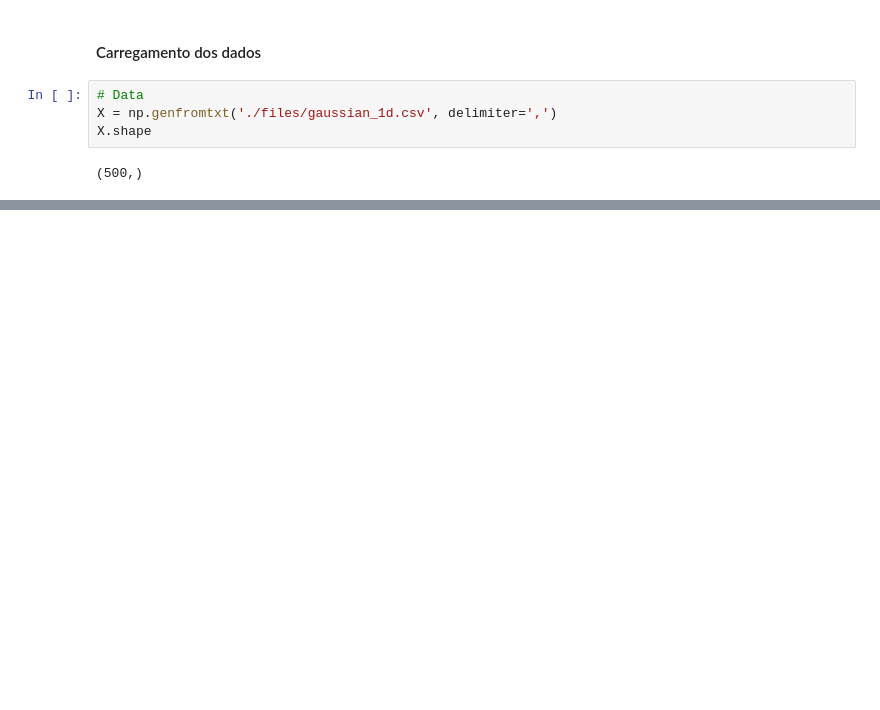
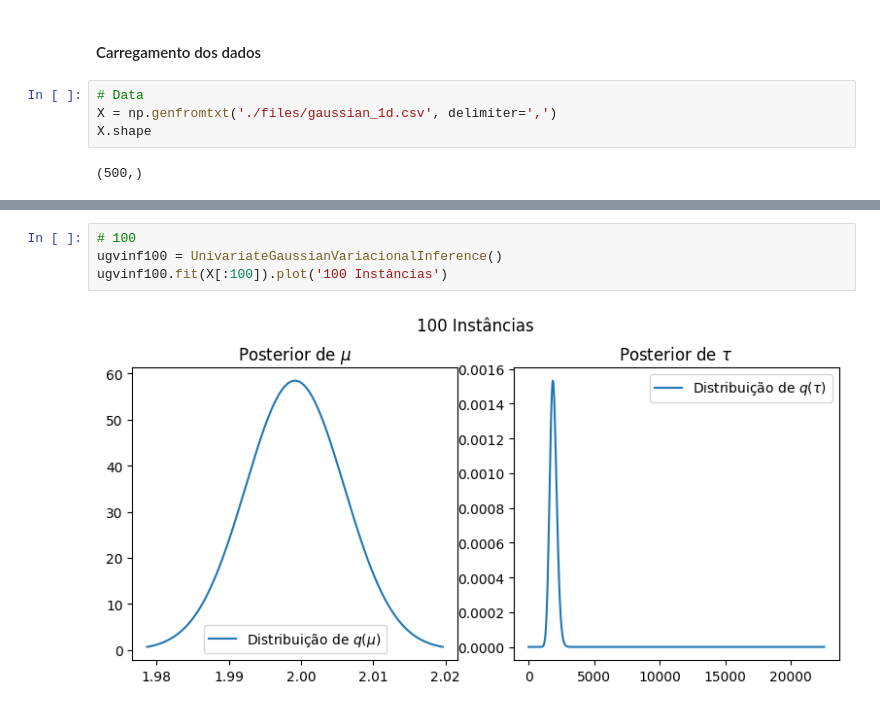
Before and after one commit to vauxgomes/ufc-ckp8366, a Jupyter notebook: listas/lista-4/main.ipynb, the cells around one changed output, grey strips where cells are left out. Cells and saved outputs as stored; diff of their text form; blank space fills up the shorter version.

```diff
--- a/listas/lista-4/main.ipynb
+++ b/listas/lista-4/main.ipynb
@@ -413,0 +474,6 @@ X.shape
+# %%
+# 100
+ugvinf100 = UnivariateGaussianVariacionalInference()
+ugvinf100.fit(X[:100]).plot('100 Instâncias')
+# %% [output]
+[figure, added]
```
Also changed, not shown: parts of 6 cells of this notebook.
